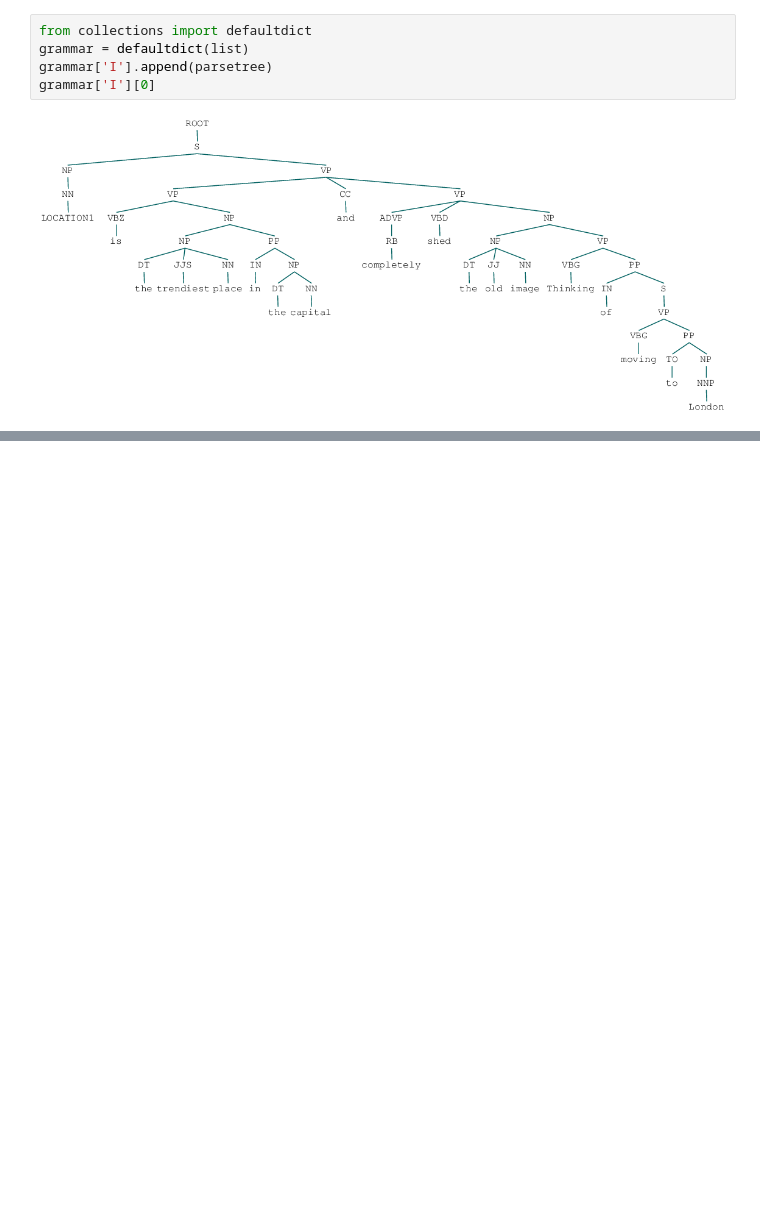
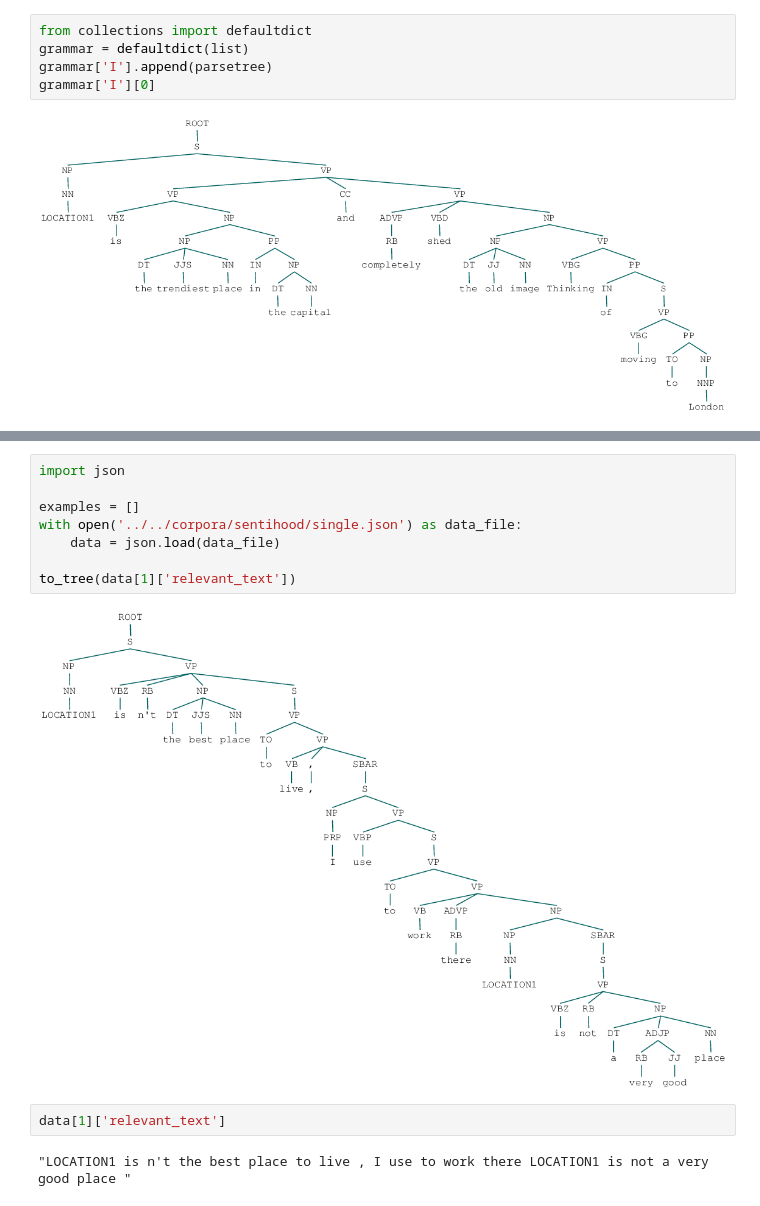
Before and after one commit to uclnlp/jack, a Jupyter notebook: gen_data.ipynb, the cells around one changed output, grey strips where cells are left out. Drawn from its saved outputs; the diff is of its cells as text; blank space fills up the shorter version.

```diff
--- a/gen_data.ipynb
+++ b/gen_data.ipynb
@@ -81,0 +84,14 @@ Tree.fromstring(y['sentences'][0]['parse']).freeze()
+# %%
+import json
+
+examples = []
+with open('../../corpora/sentihood/single.json') as data_file:
+    data = json.load(data_file)
+
+to_tree(data[1]['relevant_text'])
+# %% [output]
+[figure, added]
+# %%
+data[1]['relevant_text']
+# %% [output]
+"LOCATION1 is n't the best place to live , I use to work there LOCATION1 is not a very good place "
```
Also changed, not shown: parts of 2 cells of this notebook, 1 other file.
